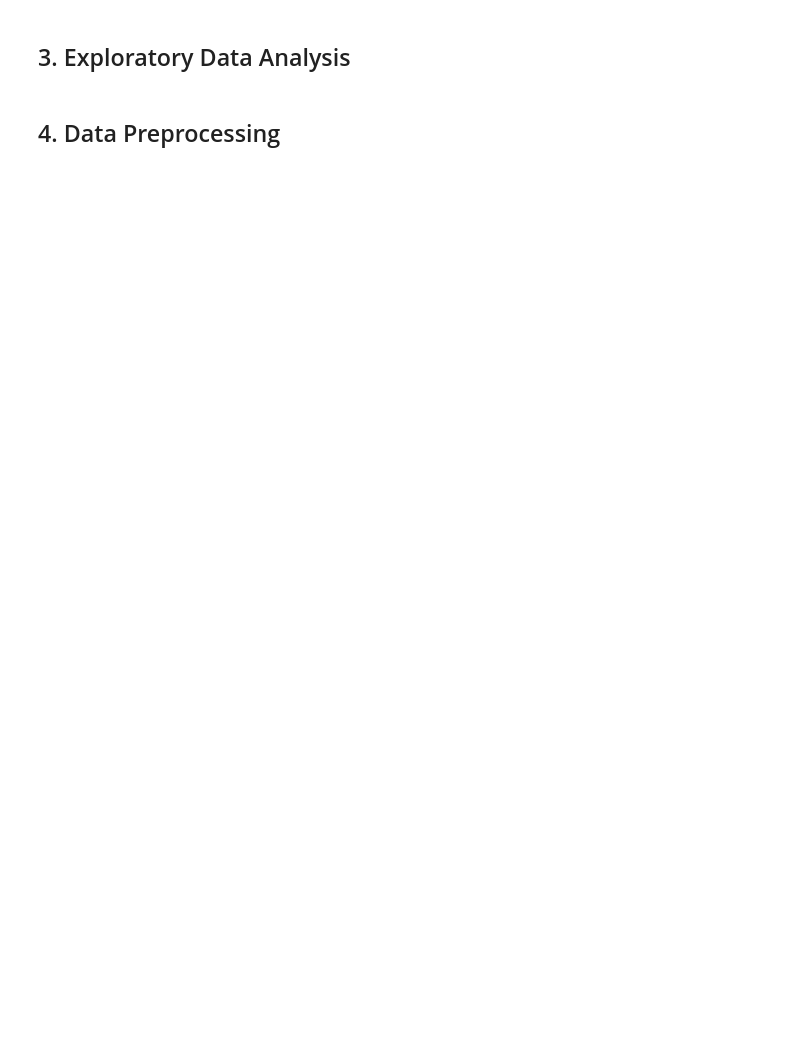
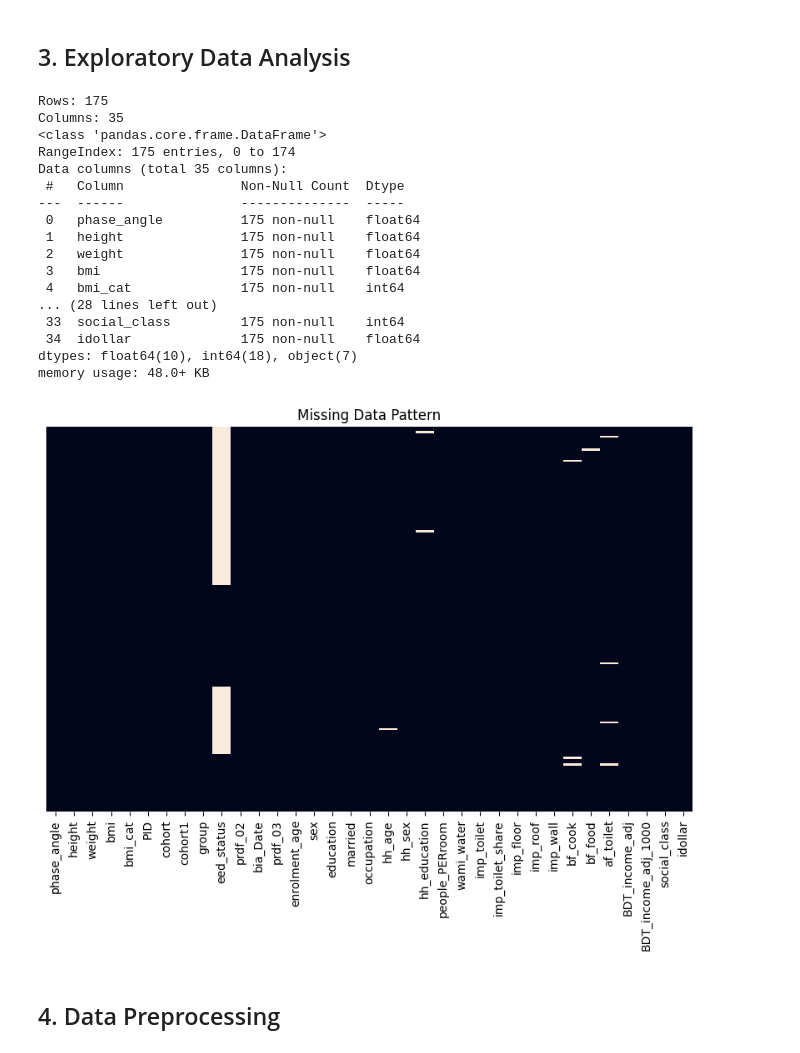
Before and after one commit to SabrinaMannan/bia-phase-angle-analysis, a Jupyter notebook: notebooks/BIA_phase_angle.ipynb, the cells around one changed output. Saved outputs shown, nothing was run; the diff lists cells and outputs as text; code cells hidden in the pictures; blank space fills up the shorter version.

Commit message:
Complete data loading and exploratory data analysis

```diff
--- a/notebooks/BIA_phase_angle.ipynb
+++ b/notebooks/BIA_phase_angle.ipynb
@@ -45,8 +27,8 @@ Everything is working!
 # %% [markdown]
 #loading dataset
 # %%
-DATA_PATH = "D:\GitHub\BIA-phase-angle-analysis\data/BIA_phase angle(2).dta"
+from pathlib import Path
+
+DATA_PATH = Path("../data/BIA_phase angle(2).dta")
 
 df, meta = pyreadstat.read_dta(DATA_PATH)
-
-df.head()
@@ -63,2 +35,2 @@ df.head()
 # %%
-df.shape
+phase_angle = df.copy()
@@ -111,4 +37,62 @@ dtype: int64
 # %% [markdown]
 ## 3. Exploratory Data Analysis
+# %%
+#Dataset dimensions
+print(f"Rows: {phase_angle.shape[0]}")
+print(f"Columns: {phase_angle.shape[1]}")
+
+
+#Variable names
+phase_angle.columns
+
+#Data types
+phase_angle.info()
+
+#Summary statistics
+phase_angle.describe(include="all")
+
+#Missing values
+missing = (
+    phase_angle
+    .isnull()
+    .sum()
+    .sort_values(ascending=False)
+)
+
+missing
+
+#Missing-value visualization
+
+
+
+plt.figure(figsize=(10,6))
+
+sns.heatmap(
+    phase_angle.isnull(),
+    cbar=False,
+    yticklabels=False
+)
+
+plt.title("Missing Data Pattern")
+plt.show()
+# %% [output]
+Rows: 175
+Columns: 35
+<class 'pandas.core.frame.DataFrame'>
+RangeIndex: 175 entries, 0 to 174
+Data columns (total 35 columns):
+ #   Column               Non-Null Count  Dtype
+---  ------               --------------  -----
+ 0   phase_angle          175 non-null    float64
+ 1   height               175 non-null    float64
+ 2   weight               175 non-null    float64
+ 3   bmi                  175 non-null    float64
+ 4   bmi_cat              175 non-null    int64
+... (28 lines left out)
+ 33  social_class         175 non-null    int64
+ 34  idollar              175 non-null    float64
+dtypes: float64(10), int64(18), object(7)
+memory usage: 48.0+ KB
+[figure, added]
 # %% [markdown]
 ## 4. Data Preprocessing
```
Also changed, not shown: parts of 8 cells of this notebook.
